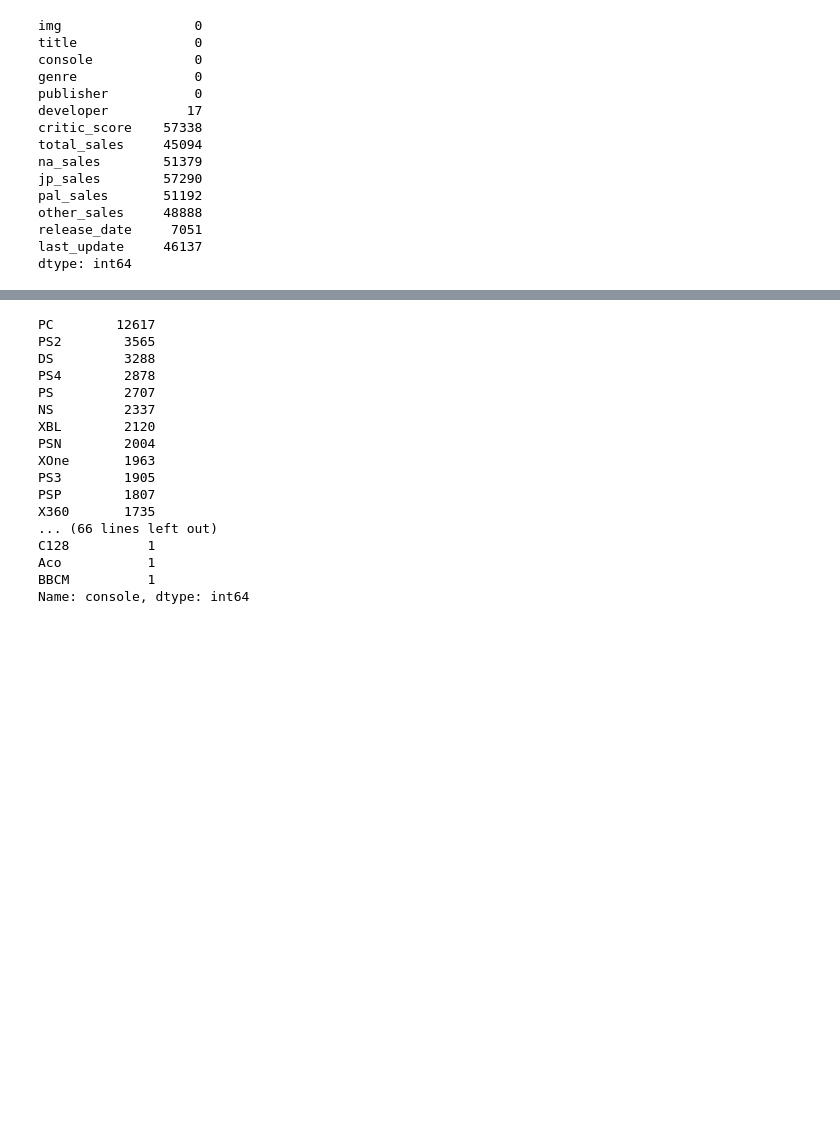
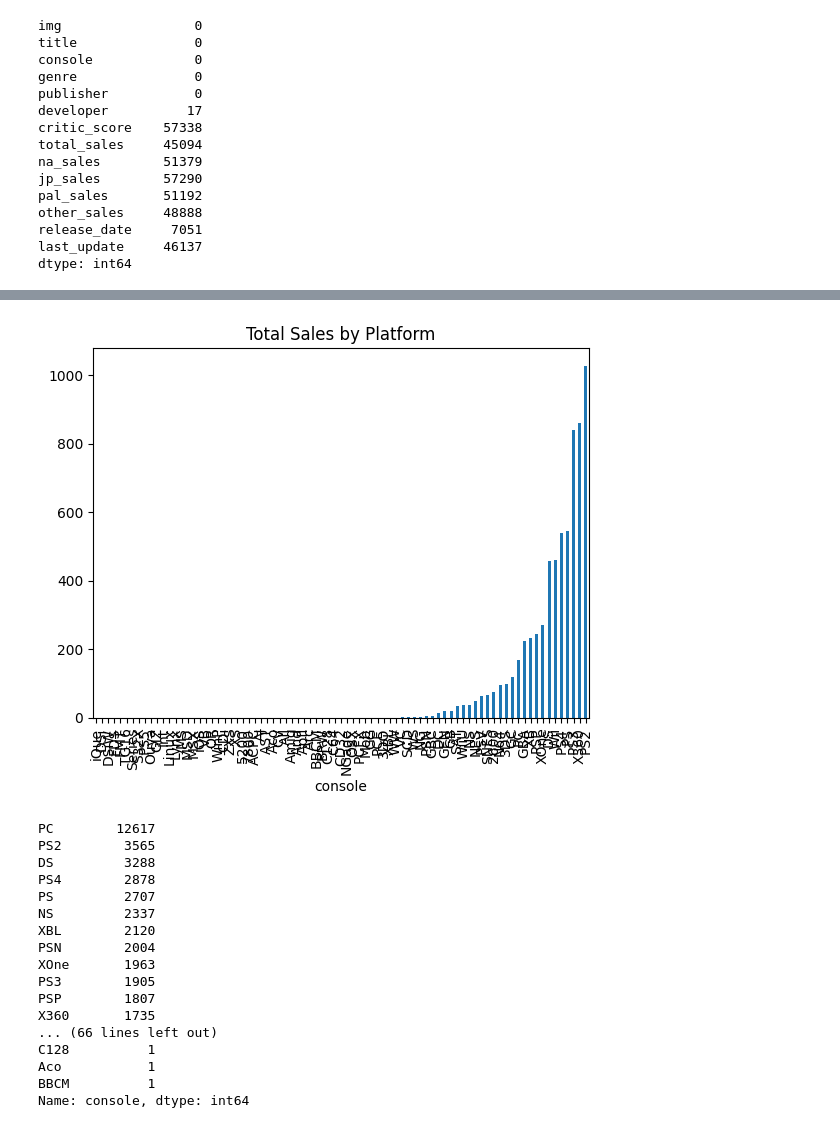
Before and after one commit to Agonzalz/sales_predictor, a Jupyter notebook: sales_predictor.ipynb, the cells around one changed output, grey strips where cells are left out. Cells and saved outputs as stored; diff of their text form; code cells hidden in the pictures; blank space fills up the shorter version.

```diff
--- a/sales_predictor.ipynb
+++ b/sales_predictor.ipynb
@@ -43,3 +83,9 @@ dtype: int64
+# %%
+data.groupby('console')['total_sales'].sum().sort_values().plot(kind='bar')
+plt.title('Total Sales by Platform')
+plt.show()
+# %% [output]
+[figure, added]
 # %%
 #adjust output format
 pd.set_option('display.max_rows', 500)
```
Also changed, not shown: parts of 42 cells of this notebook.
